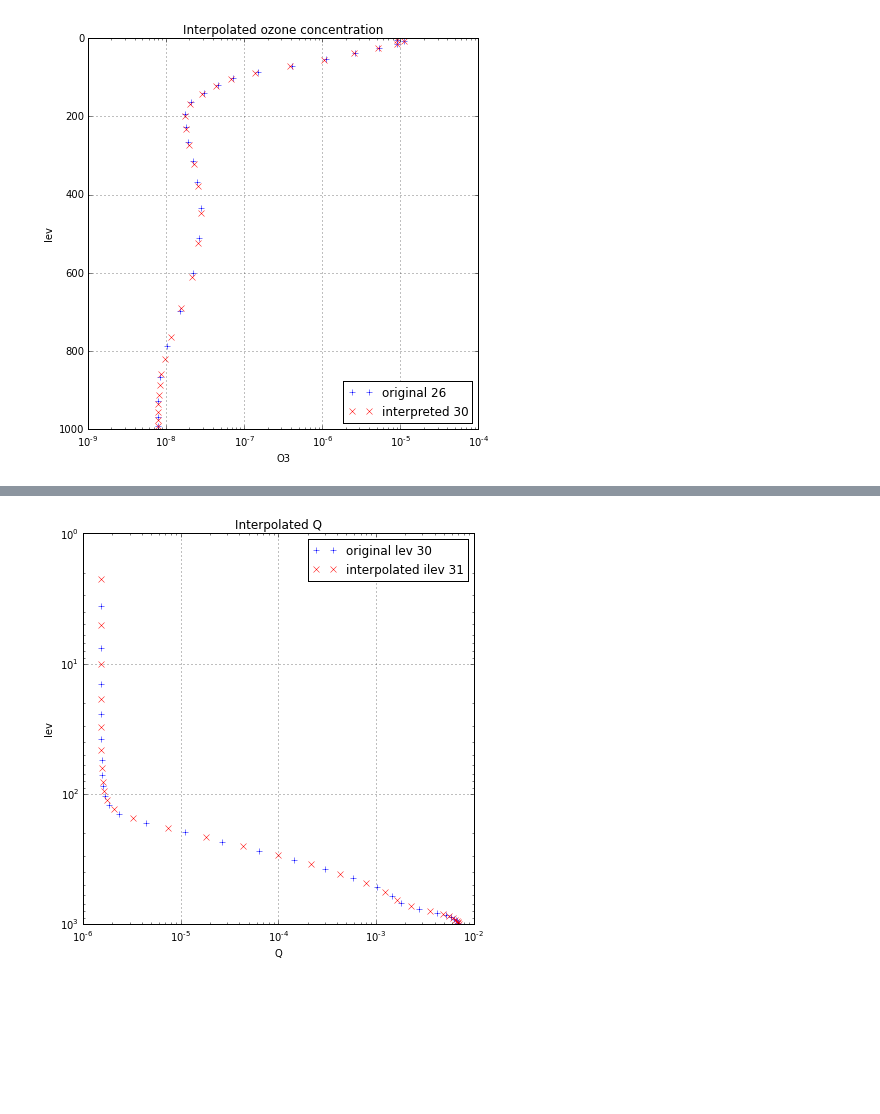
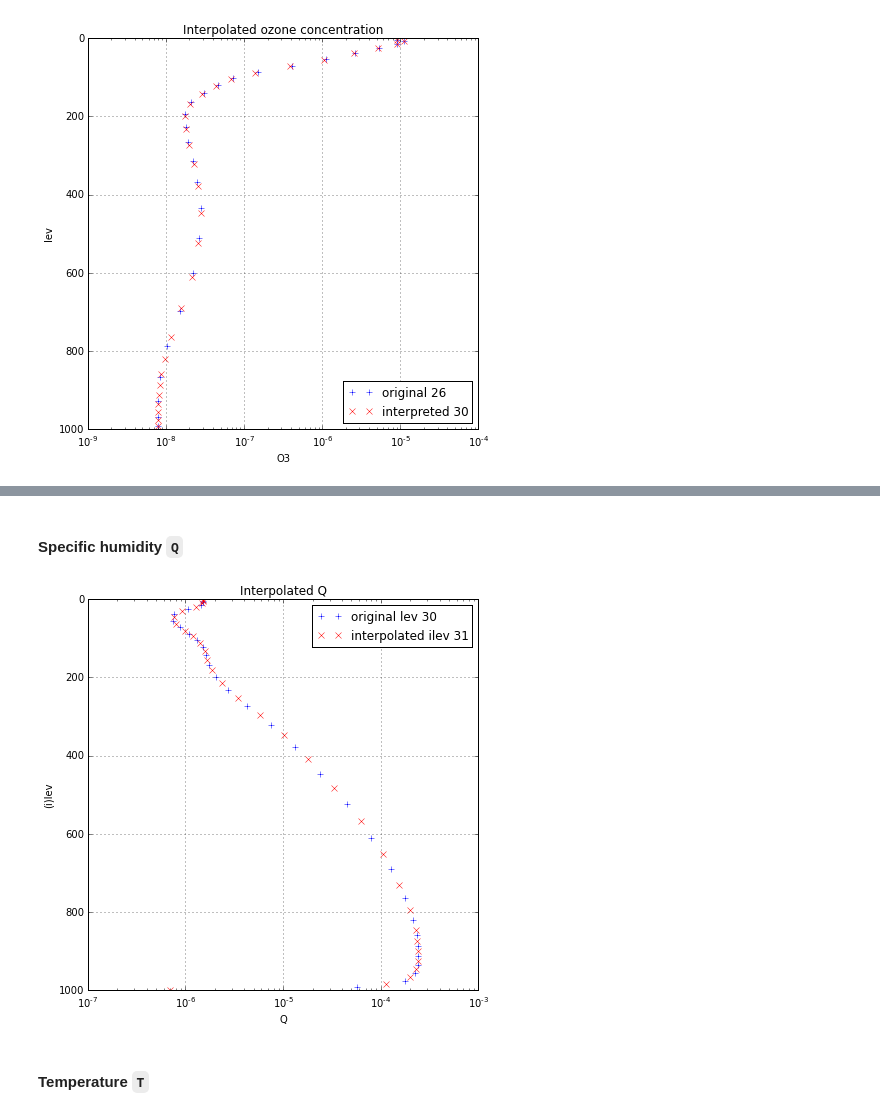
Before and after one commit to qAp/offline_radiation_notebooks, a Jupyter notebook: rrtmg_aerosol/vertical_interpolation.ipynb, the cells around one changed output, grey strips where cells are left out. Drawn from its saved outputs; the diff is of its cells as text; code cells hidden in the pictures; blank space fills up the shorter version.

```diff
--- a/rrtmg_aerosol/vertical_interpolation.ipynb
+++ b/rrtmg_aerosol/vertical_interpolation.ipynb
@@ -124,28 +129,33 @@ The gas concentrations given in CAM history, such as specific humidity (Q), are
+# %% [markdown]
+#### Specific humidity `Q`
 # %%
 da_Q = ds_camhist['Q']
 interpfunc_Q = climaaerosol.get_interpfunc(da_Q, dim='lev')
 # %%
-da_Q_interp = interpfunc_Q(coords=ds_camhist.coords['ilev'], name_dim='ilev')
+da_Q_interp = interpfunc_Q(coords=ds_camhist.coords['ilev'],
+                           name_dim='ilev')
 # %%
-time, lat, lon = 0, 30, 70
+time, lat, lon = 0, 2, 90
 
 srs_Q = da_Q.isel(time=time, lat=lat, lon=lon).to_pandas()
 srs_Q_interp = da_Q_interp.isel(time=time, lat=lat, lon=lon).to_pandas()
 
 srss = [srs_Q, srs_Q_interp]
 names = ['original lev 30', 'interpolated ilev 31']
 colours = ['b', 'r']
 markers = ['+', 'x']
 linestyles = ['None', 'None']
 
 fig, ax = plt.subplots(nrows=1, ncols=1, figsize=(7, 7))
 ax = climaviz.plot_pandas_series(srss=srss, ax=ax,
                                  title='Interpolated Q',
                                  values_vs_index=True,
                                  names=names,
                                  colours=colours, markers=markers,
                                  linestyles=linestyles,
-                                 logy=True, inverty=True, ylabel='lev',
+                                 logy=False, inverty=True, ylabel='(i)lev',
                                  logx=True, xlabel='Q')
 # %% [output]
-[figure, old version]
+[figure, new version]
+# %% [markdown]
+#### Temperature `T`
```
Also changed, not shown: parts of 4 cells of this notebook.
